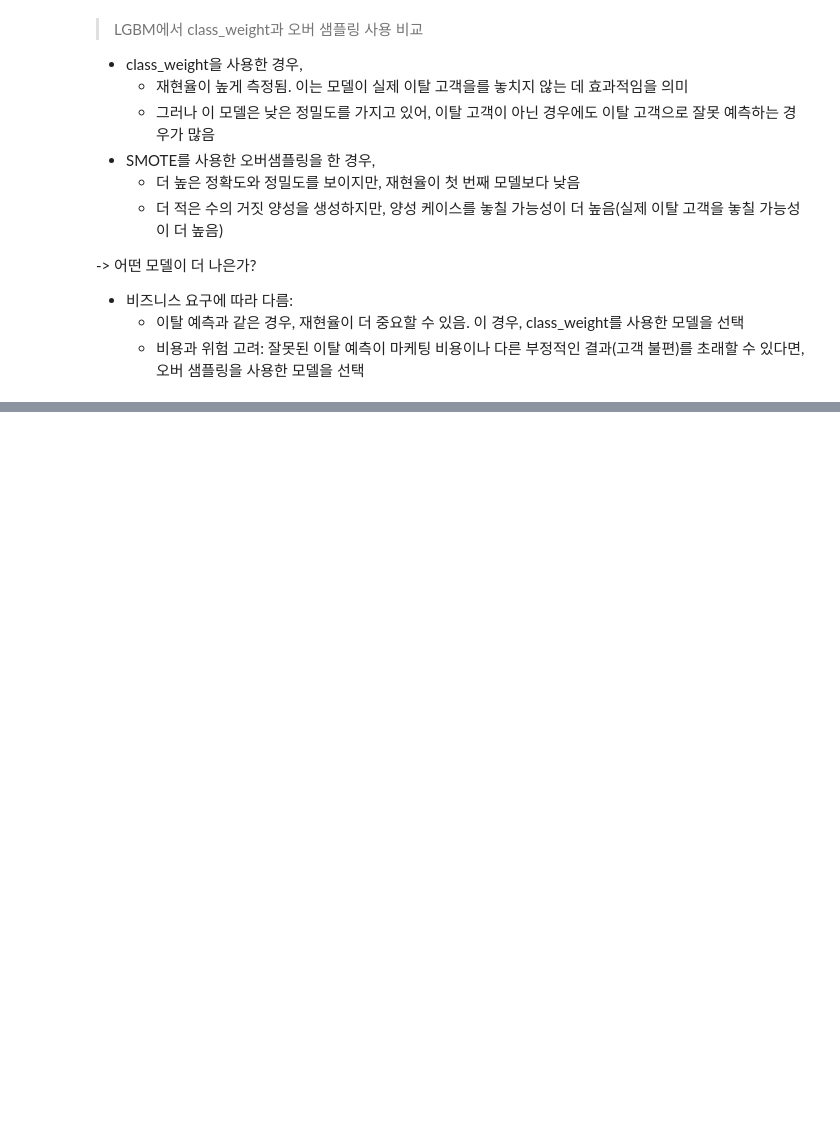
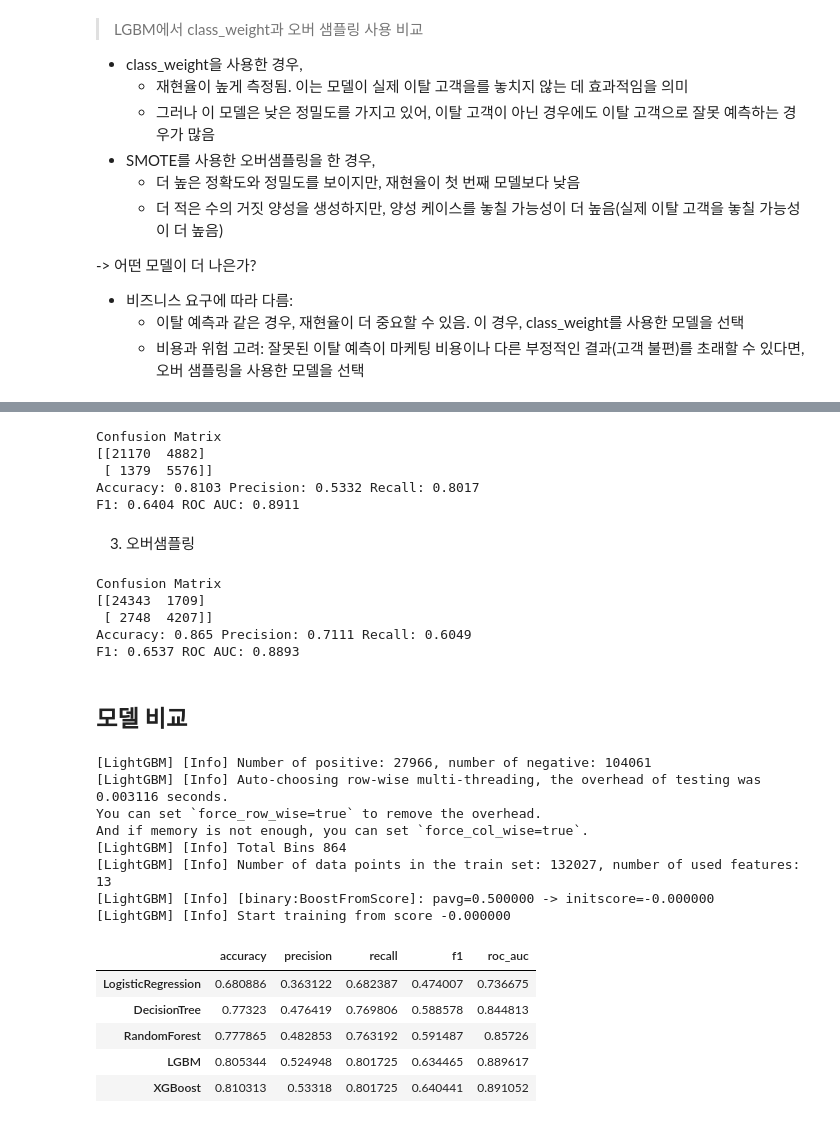
Before and after one commit to kikipark9/ML_Team_Project, a Jupyter notebook: model_source/02. Try_Model.ipynb, the cells around one changed output, grey strips where cells are left out. Saved outputs shown, nothing was run; the diff lists cells and outputs as text; code cells hidden in the pictures; blank space fills up the shorter version.

```diff
--- a/model_source/02. Try_Model.ipynb
+++ b/model_source/02. Try_Model.ipynb
@@ -322,0 +327,7 @@ F1: 0.6536 ROC AUC: 0.8876
+# %%
+xgb = XGBClassifier(random_state=13, max_depth=3)
+xgb.fit(X_train, y_train)
+xgb_proba = xgb.predict_proba(X_test)
+xgb_pred = xgb.predict(X_test)
+
+print_eval(y_test, xgb_pred, xgb_proba[:, 1])
@@ -322,0 +343,72 @@ F1: 0.6536 ROC AUC: 0.8876
+# %%
+scale_pos_weight = y_train.value_counts()[0] / y_train.value_counts()[1]
+xgb = XGBClassifier(random_state=13, max_depth=3, scale_pos_weight=scale_pos_weight)
+xgb.fit(X_train, y_train)
+xgb_proba = xgb.predict_proba(X_test)
+xgb_pred = xgb.predict(X_test)
+
+print_eval(y_test, xgb_pred, xgb_proba[:, 1])
+# %% [output]
+Confusion Matrix
+[[21170  4882]
+ [ 1379  5576]]
+Accuracy: 0.8103 Precision: 0.5332 Recall: 0.8017
+F1: 0.6404 ROC AUC: 0.8911
+# %% [markdown]
+3. 오버샘플링
+# %%
+xgb = XGBClassifier(random_state=13, max_depth=3)
+xgb.fit(X_ovr, y_ovr)
+xgb_proba = xgb.predict_proba(X_test)
+xgb_pred = xgb.predict(X_test)
+
+print_eval(y_test, xgb_pred, xgb_proba[:, 1])
+# %% [output]
+Confusion Matrix
+[[24343  1709]
+ [ 2748  4207]]
+Accuracy: 0.865 Precision: 0.7111 Recall: 0.6049
+F1: 0.6537 ROC AUC: 0.8893
+# %% [markdown]
+## 모델 비교
+# %%
+def get_result(model, X_train, y_train, X_test, y_test):
+    model.fit(X_train, y_train)
+    model_proba = model.predict_proba(X_test)
+    model_pred = model.predict(X_test)
+    return get_clf_eval(y_test, model_pred, model_proba[:, 1])
+
+
+def get_result_pd(models, model_names, X_train, y_train, X_test, y_test):
+    col_names = ['accuracy', 'precision', 'recall', 'f1', 'roc_auc']
+    result_pd = pd.DataFrame(columns=col_names, index=model_names)
+    for model, model_name in zip(models, model_names):
+        accuracy, precision, recall, f1, confusion, roc_score = get_result(model, X_train, y_train, X_test, y_test)
+        result_pd.loc[model_name] = [accuracy, precision, recall, f1, roc_score]
+    return result_pd
+
+
+model_names = ['LogisticRegression', 'DecisionTree', 'RandomForest', 'LGBM', 'XGBoost']
+lr = LogisticRegression(class_weight='balanced', random_state=13)
+dt = DecisionTreeClassifier(class_weight='balanced', random_state=13, max_depth=3)
+rf = RandomForestClassifier(class_weight='balanced', random_state=13, max_depth=3)
+lgbm = LGBMClassifier(class_weight='balanced', random_state=13, max_depth=3)
+xgb = XGBClassifier(scale_pos_weight=scale_pos_weight, random_state=13, max_depth=3)
+models = [lr, dt, rf, lgbm, xgb]
+result_pd = get_result_pd(models, model_names, X_train, y_train, X_test, y_test)
+result_pd
+# %% [output]
+[LightGBM] [Info] Number of positive: 27966, number of negative: 104061
+[LightGBM] [Info] Auto-choosing row-wise multi-threading, the overhead of testing was 0.003116 seconds.
+You can set `force_row_wise=true` to remove the overhead.
+And if memory is not enough, you can set `force_col_wise=true`.
+[LightGBM] [Info] Total Bins 864
+[LightGBM] [Info] Number of data points in the train set: 132027, number of used features: 13
+[LightGBM] [Info] [binary:BoostFromScore]: pavg=0.500000 -> initscore=-0.000000
+[LightGBM] [Info] Start training from score -0.000000
+|  | accuracy | precision | recall | f1 | roc_auc |
+| LogisticRegression | 0.680886 | 0.363122 | 0.682387 | 0.474007 | 0.736675 |
+| DecisionTree | 0.77323 | 0.476419 | 0.769806 | 0.588578 | 0.844813 |
+| RandomForest | 0.777865 | 0.482853 | 0.763192 | 0.591487 | 0.85726 |
+| LGBM | 0.805344 | 0.524948 | 0.801725 | 0.634465 | 0.889617 |
+| XGBoost | 0.810313 | 0.53318 | 0.801725 | 0.640441 | 0.891052 |
```
Also changed, not shown: parts of 12 cells of this notebook.
